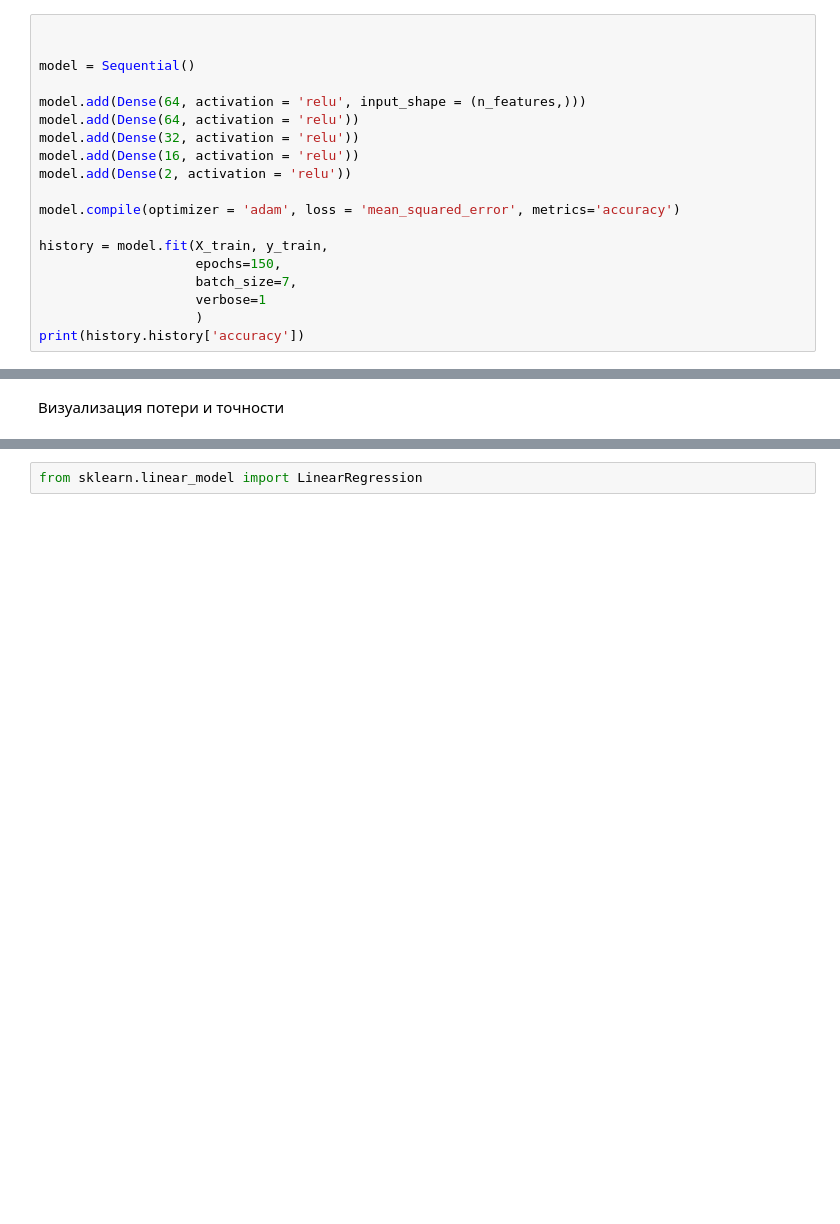
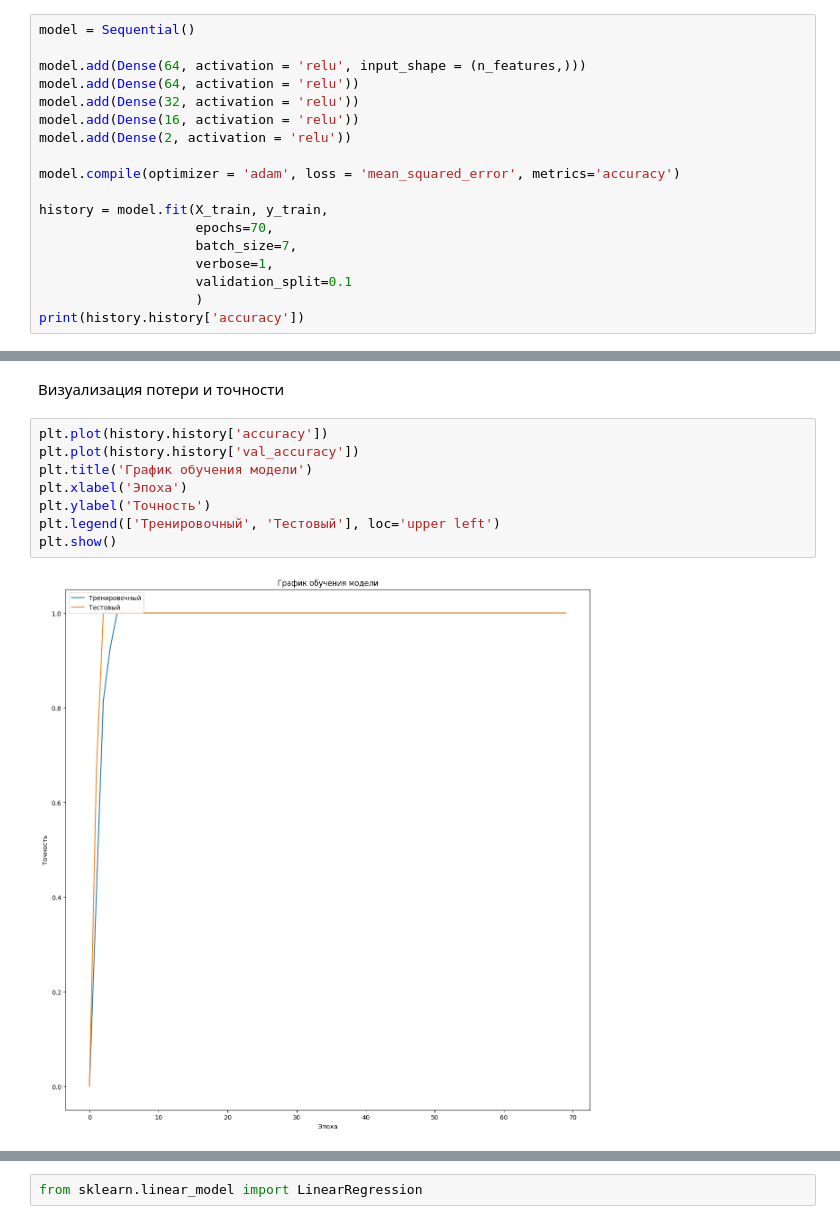
Before and after one commit to dessmound/rusakovglebbaumanproject, a Jupyter notebook: case3.ipynb, the cells around one changed output, grey strips where cells are left out. Drawn from its saved outputs; the diff is of its cells as text; blank space fills up the shorter version.

```diff
--- a/case3.ipynb
+++ b/case3.ipynb
@@ -257,8 +520,6 @@ n_features = data_norm_x_df.shape[1]
 # %% [markdown]
 Построение модели и обучение
 # %%
-
-
 model = Sequential()
 
 model.add(Dense(64, activation = 'relu', input_shape = (n_features,)))
@@ -270,9 +531,10 @@ model.add(Dense(2, activation = 'relu'))
 model.compile(optimizer = 'adam', loss = 'mean_squared_error', metrics='accuracy')
 
 history = model.fit(X_train, y_train,
-                    epochs=150,
+                    epochs=70,
                     batch_size=7,
-                    verbose=1
+                    verbose=1,
+                    validation_split=0.1
                     )
 print(history.history['accuracy'])
 # %% [output]
@@ -296,2 +558,12 @@ Epoch 150/150
 # %% [markdown]
 Визуализация потери и точности
+# %%
+plt.plot(history.history['accuracy'])
+plt.plot(history.history['val_accuracy'])
+plt.title('График обучения модели')
+plt.xlabel('Эпоха')
+plt.ylabel('Точность')
+plt.legend(['Тренировочный', 'Тестовый'], loc='upper left')
+plt.show()
+# %% [output]
+[figure, added]
```
Also changed, not shown: parts of 135 cells of this notebook, 8 other files.
